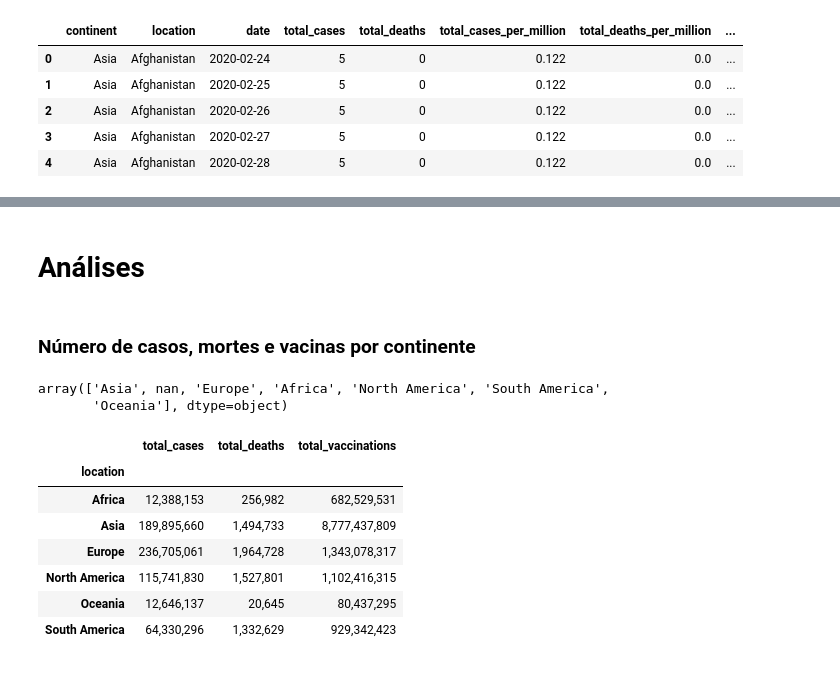
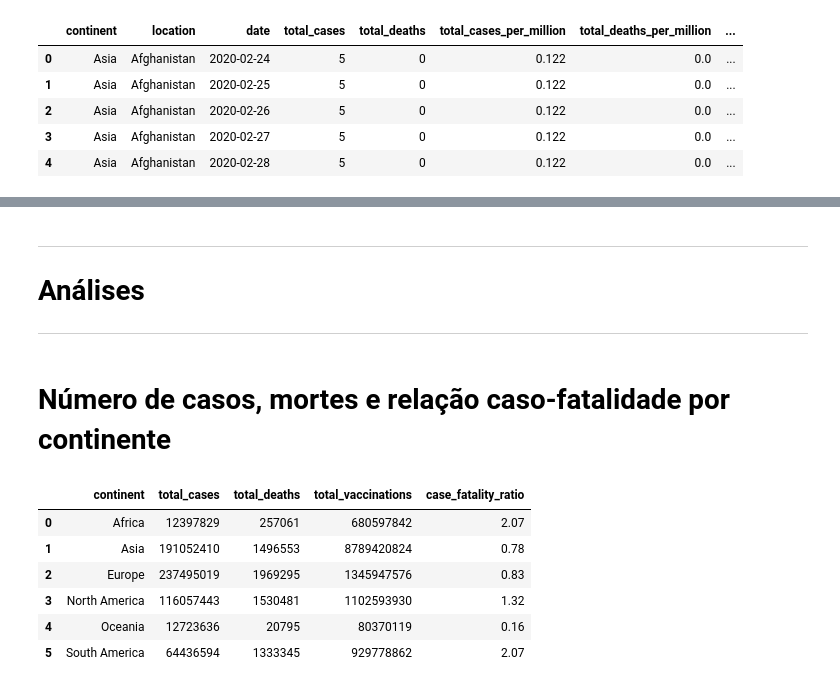
Before and after one commit to LRLeite/Data-Analytics, a Jupyter notebook: covid_19.ipynb, the cells around one changed output, grey strips where cells are left out. Saved outputs shown, nothing was run; the diff lists cells and outputs as text; code cells hidden in the pictures.

```diff
--- a/covid_19.ipynb
+++ b/covid_19.ipynb
@@ -114,24 +117,16 @@ memory usage: 28.4+ MB
 # %% [markdown]
+
+
+---
+
+
 # **Análises**
+
+
+---
 # %% [markdown]
-<h3>Número de casos, mortes e vacinas por continente</h3>
+# **Número de casos, mortes e relação caso-fatalidade por continente**
-# %%
-df.continent.unique()
-# %% [output]
-array(['Asia', nan, 'Europe', 'Africa', 'North America', 'South America',
-       'Oceania'], dtype=object)
 # %%
-import pandas as pd
-
-data_continents = df[['location','total_cases', 'total_deaths', 'total_vaccinations']].loc[df.location.isin(['Asia', 'Europe', 'Africa', 'North America', 'South America','Oceania'])]
-df_continents = data_continents.groupby('location')[['total_cases', 'total_deaths', 'total_vaccinations']].max().sort_values(by = 'location').applymap(lambda x: "{:,}".format(x))
-df_continents
+#Selecionar os dados de interesse para analisar os números por continente
+df_continents = df[['location','total_cases', 'total_deaths', 'total_vaccinations']].loc[df.location.isin(['Asia', 'Europe', 'Africa', 'North America', 'South America','Oceania'])]
+df_continents = df_continents.groupby('location')[['total_cases', 'total_deaths', 'total_vaccinations']].max().sort_values(by = 'location')
-# %% [output]
-|  | total_cases | total_deaths | total_vaccinations |
-| location |  |  |  |
-| Africa | 12,388,153 | 256,982 | 682,529,531 |
-| Asia | 189,895,660 | 1,494,733 | 8,777,437,809 |
-| Europe | 236,705,061 | 1,964,728 | 1,343,078,317 |
-| North America | 115,741,830 | 1,527,801 | 1,102,416,315 |
-| Oceania | 12,646,137 | 20,645 | 80,437,295 |
-| South America | 64,330,296 | 1,332,629 | 929,342,423 |
@@ -137,0 +139,12 @@ df_continents
+# %%
+#Calcular a relação caso-fatalidade
+df_continents['case_fatality_ratio'] = round((df_continents['total_deaths']/df_continents['total_cases']) * 100, 2)
+df_continents
+# %% [output]
+|  | continent | total_cases | total_deaths | total_vaccinations | case_fatality_ratio |
+| 0 | Africa | 12397829 | 257061 | 680597842 | 2.07 |
+| 1 | Asia | 191052410 | 1496553 | 8789420824 | 0.78 |
+| 2 | Europe | 237495019 | 1969295 | 1345947576 | 0.83 |
+| 3 | North America | 116057443 | 1530481 | 1102593930 | 1.32 |
+| 4 | Oceania | 12723636 | 20795 | 80370119 | 0.16 |
+| 5 | South America | 64436594 | 1333345 | 929778862 | 2.07 |
```
Also changed, not shown: parts of 36 cells of this notebook.
